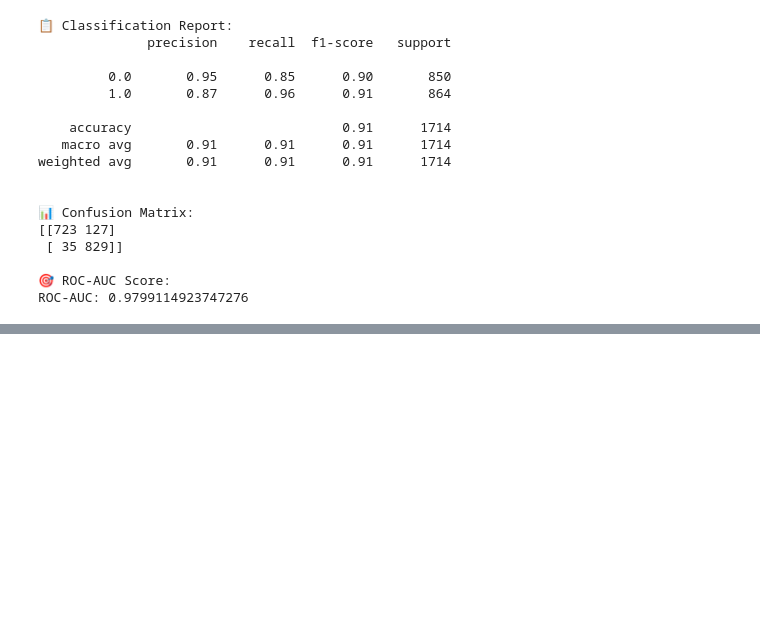
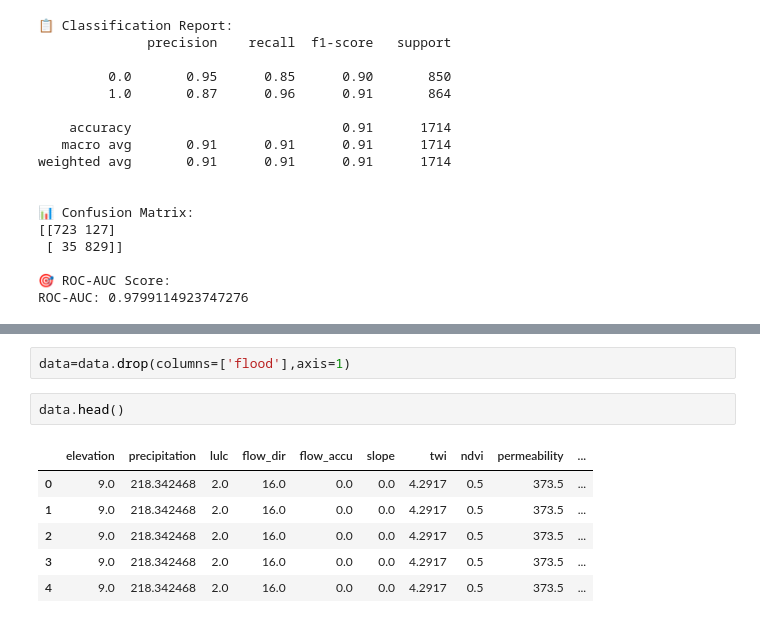
Before and after one commit to ATIK2110018/ML_projects, a Jupyter notebook: feni_flood_1.ipynb, the cells around one changed output, grey strips where cells are left out. Drawn from its saved outputs; the diff is of its cells as text; blank space fills up the shorter version.

```diff
--- a/feni_flood_1.ipynb
+++ b/feni_flood_1.ipynb
@@ -209,0 +221,11 @@ ROC-AUC: 0.9799114923747276
+# %%
+data=data.drop(columns=['flood'],axis=1)
+# %%
+data.head()
+# %% [output]
+|  | elevation | precipitation | lulc | flow_dir | flow_accu | slope | twi | ndvi | permeability | ... |
+| 0 | 9.0 | 218.342468 | 2.0 | 16.0 | 0.0 | 0.0 | 4.2917 | 0.5 | 373.5 | ... |
+| 1 | 9.0 | 218.342468 | 2.0 | 16.0 | 0.0 | 0.0 | 4.2917 | 0.5 | 373.5 | ... |
+| 2 | 9.0 | 218.342468 | 2.0 | 16.0 | 0.0 | 0.0 | 4.2917 | 0.5 | 373.5 | ... |
+| 3 | 9.0 | 218.342468 | 2.0 | 16.0 | 0.0 | 0.0 | 4.2917 | 0.5 | 373.5 | ... |
+| 4 | 9.0 | 218.342468 | 2.0 | 16.0 | 0.0 | 0.0 | 4.2917 | 0.5 | 373.5 | ... |
```
Also changed, not shown: parts of 7 cells of this notebook.
